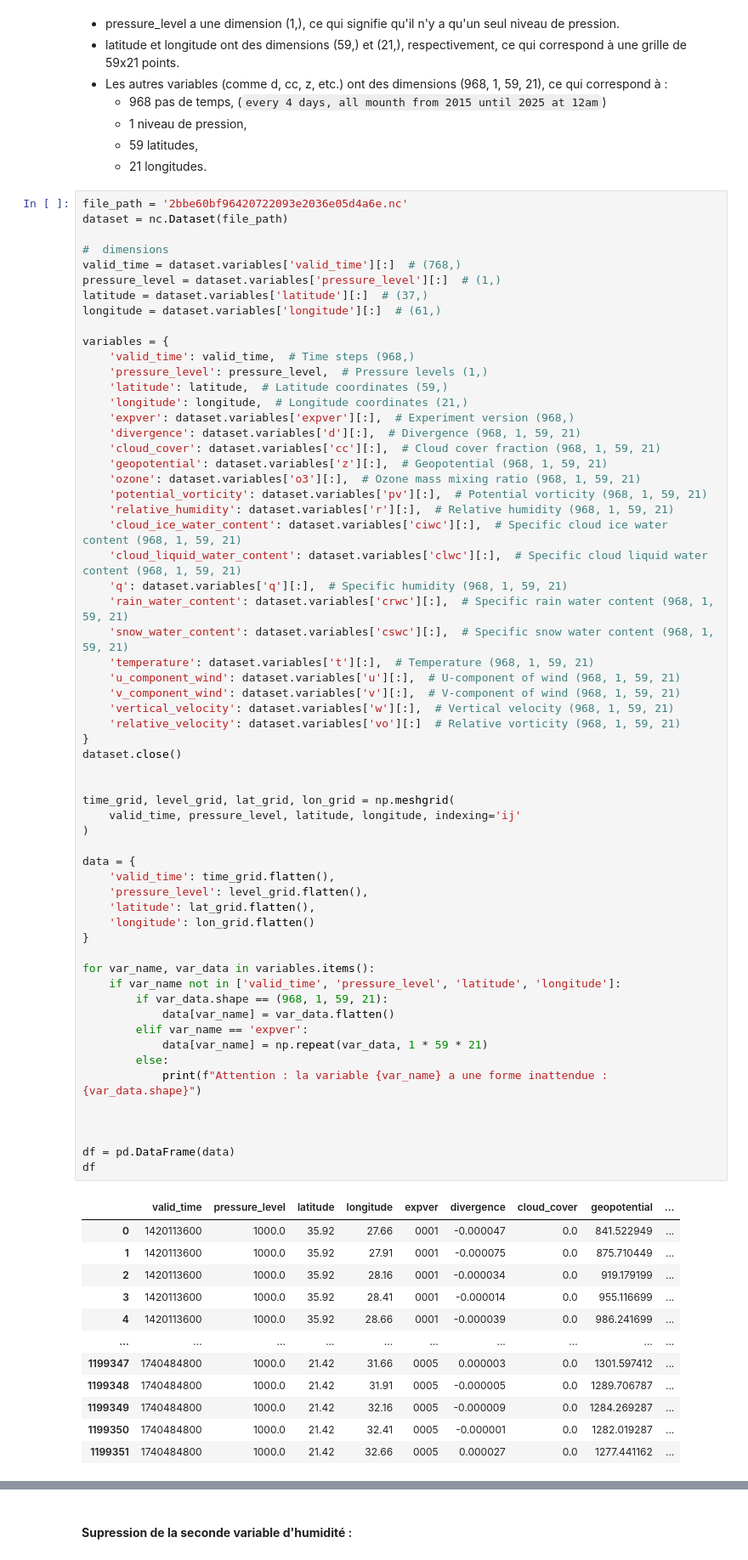
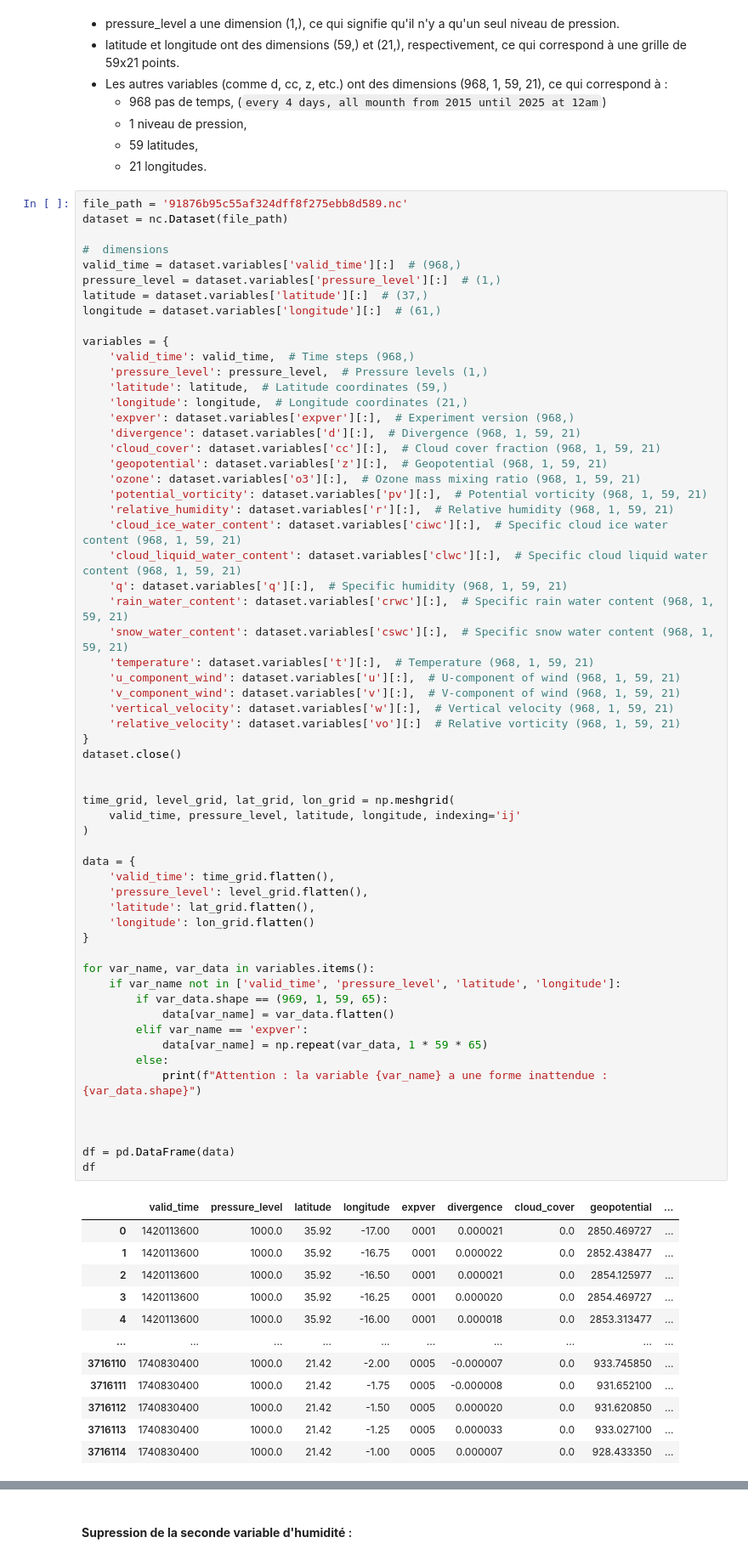
Before and after one commit to zakil-02/Relative_humidity_prediction-DataCamp, a Jupyter notebook: Data_extraction/load_data.ipynb, the cells around one changed output, grey strips where cells are left out. Shown: that part at 85% size. Drawn from its saved outputs; the diff is of its cells as text.

```diff
--- a/Data_extraction/load_data.ipynb
+++ b/Data_extraction/load_data.ipynb
@@ -82,11 +82,11 @@ import matplotlib.pyplot as plt
   - 59 latitudes,
   - 21 longitudes.
 # %%
-file_path = '2bbe60bf96420722093e2036e05d4a6e.nc'
+file_path = '91876b95c55af324dff8f275ebb8d589.nc'
 dataset = nc.Dataset(file_path)
 
 #  dimensions
-valid_time = dataset.variables['valid_time'][:]  # (768,)
+valid_time = dataset.variables['valid_time'][:]  # (968,)
 pressure_level = dataset.variables['pressure_level'][:]  # (1,)
 latitude = dataset.variables['latitude'][:]  # (37,)
 longitude = dataset.variables['longitude'][:]  # (61,)
@@ -114,43 +114,43 @@ variables = {
     'vertical_velocity': dataset.variables['w'][:],  # Vertical velocity (968, 1, 59, 21)
     'relative_velocity': dataset.variables['vo'][:]  # Relative vorticity (968, 1, 59, 21)
 }
 dataset.close()
 
 
 time_grid, level_grid, lat_grid, lon_grid = np.meshgrid(
     valid_time, pressure_level, latitude, longitude, indexing='ij'
 )
 
 data = {
     'valid_time': time_grid.flatten(),
     'pressure_level': level_grid.flatten(),
     'latitude': lat_grid.flatten(),
     'longitude': lon_grid.flatten()
 }
 
 for var_name, var_data in variables.items():
     if var_name not in ['valid_time', 'pressure_level', 'latitude', 'longitude']:
-        if var_data.shape == (968, 1, 59, 21):
+        if var_data.shape == (969, 1, 59, 65):
             data[var_name] = var_data.flatten()
         elif var_name == 'expver':
-            data[var_name] = np.repeat(var_data, 1 * 59 * 21)
+            data[var_name] = np.repeat(var_data, 1 * 59 * 65)
         else:
             print(f"Attention : la variable {var_name} a une forme inattendue : {var_data.shape}")
 
 
 
 df = pd.DataFrame(data)
 df
 # %% [output]
 |  | valid_time | pressure_level | latitude | longitude | expver | divergence | cloud_cover | geopotential | ... |
-| 0 | 1420113600 | 1000.0 | 35.92 | 27.66 | 0001 | -0.000047 | 0.0 | 841.522949 | ... |
-| 1 | 1420113600 | 1000.0 | 35.92 | 27.91 | 0001 | -0.000075 | 0.0 | 875.710449 | ... |
-| 2 | 1420113600 | 1000.0 | 35.92 | 28.16 | 0001 | -0.000034 | 0.0 | 919.179199 | ... |
-| 3 | 1420113600 | 1000.0 | 35.92 | 28.41 | 0001 | -0.000014 | 0.0 | 955.116699 | ... |
-| 4 | 1420113600 | 1000.0 | 35.92 | 28.66 | 0001 | -0.000039 | 0.0 | 986.241699 | ... |
+| 0 | 1420113600 | 1000.0 | 35.92 | -17.00 | 0001 | 0.000021 | 0.0 | 2850.469727 | ... |
+| 1 | 1420113600 | 1000.0 | 35.92 | -16.75 | 0001 | 0.000022 | 0.0 | 2852.438477 | ... |
+| 2 | 1420113600 | 1000.0 | 35.92 | -16.50 | 0001 | 0.000021 | 0.0 | 2854.125977 | ... |
+| 3 | 1420113600 | 1000.0 | 35.92 | -16.25 | 0001 | 0.000020 | 0.0 | 2854.469727 | ... |
+| 4 | 1420113600 | 1000.0 | 35.92 | -16.00 | 0001 | 0.000018 | 0.0 | 2853.313477 | ... |
 | ... | ... | ... | ... | ... | ... | ... | ... | ... | ... |
-| 1199347 | 1740484800 | 1000.0 | 21.42 | 31.66 | 0005 | 0.000003 | 0.0 | 1301.597412 | ... |
-| 1199348 | 1740484800 | 1000.0 | 21.42 | 31.91 | 0005 | -0.000005 | 0.0 | 1289.706787 | ... |
-| 1199349 | 1740484800 | 1000.0 | 21.42 | 32.16 | 0005 | -0.000009 | 0.0 | 1284.269287 | ... |
-| 1199350 | 1740484800 | 1000.0 | 21.42 | 32.41 | 0005 | -0.000001 | 0.0 | 1282.019287 | ... |
-| 1199351 | 1740484800 | 1000.0 | 21.42 | 32.66 | 0005 | 0.000027 | 0.0 | 1277.441162 | ... |
+| 3716110 | 1740830400 | 1000.0 | 21.42 | -2.00 | 0005 | -0.000007 | 0.0 | 933.745850 | ... |
+| 3716111 | 1740830400 | 1000.0 | 21.42 | -1.75 | 0005 | -0.000008 | 0.0 | 931.652100 | ... |
+| 3716112 | 1740830400 | 1000.0 | 21.42 | -1.50 | 0005 | 0.000020 | 0.0 | 931.620850 | ... |
+| 3716113 | 1740830400 | 1000.0 | 21.42 | -1.25 | 0005 | 0.000033 | 0.0 | 933.027100 | ... |
+| 3716114 | 1740830400 | 1000.0 | 21.42 | -1.00 | 0005 | 0.000007 | 0.0 | 928.433350 | ... |
```
Also changed, not shown: parts of 3 cells of this notebook, 3 other files.
